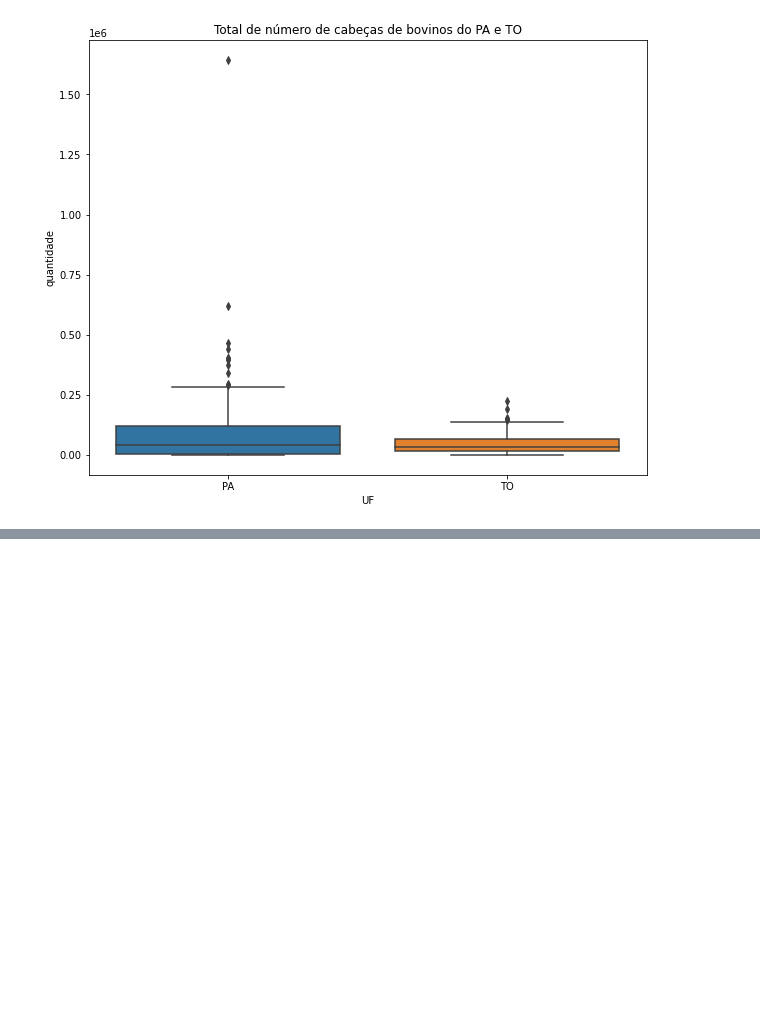
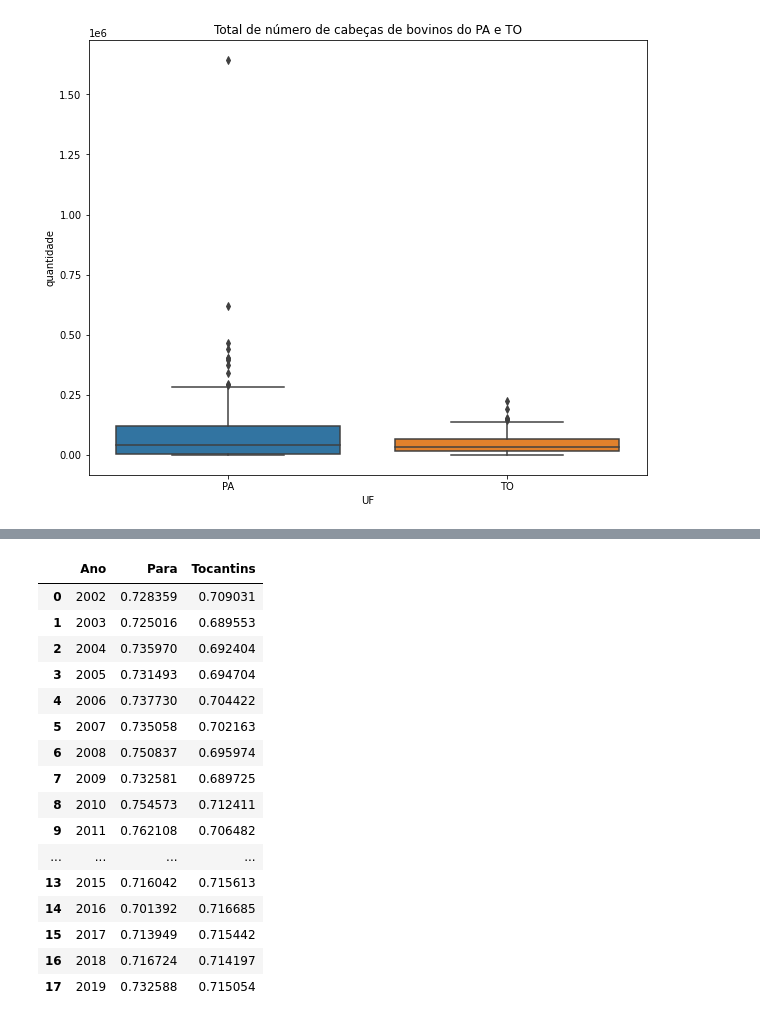
Before and after one commit to stefaneadna/Visualizacao_API_IBGE, a Jupyter notebook: at2.ipynb, the cells around one changed output, grey strips where cells are left out. Cells and saved outputs as stored; diff of their text form; code cells hidden in the pictures; blank space fills up the shorter version.

```diff
--- a/at2.ipynb
+++ b/at2.ipynb
@@ -122,0 +208,10 @@ plt.show()
+# %%
+url = 'https://servicodados.ibge.gov.br/api/v3/agregados/5939/periodos/2002|2003|2004|2005|2006|2007|2008|2009|2010|2011|2012|2013|2014|2015|2016|2017|2018|2019/variaveis/529?localidades=N3[15,17]'
+
+response_url = requests.get(url)
+data_gini = response_url.json()
+for item in data_gini:
+  for key in item['resultados']:
+    json = key
+data_gini = pd.json_normalize(json['series'])
+data_gini
@@ -122,0 +223,43 @@ plt.show()
+# %%
+rename_columns = {
+    'serie.2002':'2002',
+    'serie.2003':'2003',
+    'serie.2004':'2004',
+    'serie.2005':'2005',
+    'serie.2006':'2006',
+    'serie.2007':'2007',
+    'serie.2008':'2008',
+    'serie.2009':'2009',
+    'serie.2010':'2010',
+    'serie.2011':'2011',
+    'serie.2012':'2012',
+    'serie.2013':'2013',
+    'serie.2014':'2014',
+    'serie.2015':'2015',
+    'serie.2016':'2016',
+    'serie.2017':'2017',
+    'serie.2018':'2018',
+    'serie.2019':'2019'
+}
+data_gini.rename(columns=rename_columns,inplace=True)
+data_gini = data_gini.T[4:].reset_index()
+data_gini.rename(columns={0:'Para',1:'Tocantins','index':'Ano'},inplace=True)
+data_gini
+# %% [output]
+|  | Ano | Para | Tocantins |
+| 0 | 2002 | 0.728359 | 0.709031 |
+| 1 | 2003 | 0.725016 | 0.689553 |
+| 2 | 2004 | 0.735970 | 0.692404 |
+| 3 | 2005 | 0.731493 | 0.694704 |
+| 4 | 2006 | 0.737730 | 0.704422 |
+| 5 | 2007 | 0.735058 | 0.702163 |
+| 6 | 2008 | 0.750837 | 0.695974 |
+| 7 | 2009 | 0.732581 | 0.689725 |
+| 8 | 2010 | 0.754573 | 0.712411 |
+| 9 | 2011 | 0.762108 | 0.706482 |
+| ... | ... | ... | ... |
+| 13 | 2015 | 0.716042 | 0.715613 |
+| 14 | 2016 | 0.701392 | 0.716685 |
+| 15 | 2017 | 0.713949 | 0.715442 |
+| 16 | 2018 | 0.716724 | 0.714197 |
+| 17 | 2019 | 0.732588 | 0.715054 |
```
Also changed, not shown: parts of 10 cells of this notebook.
